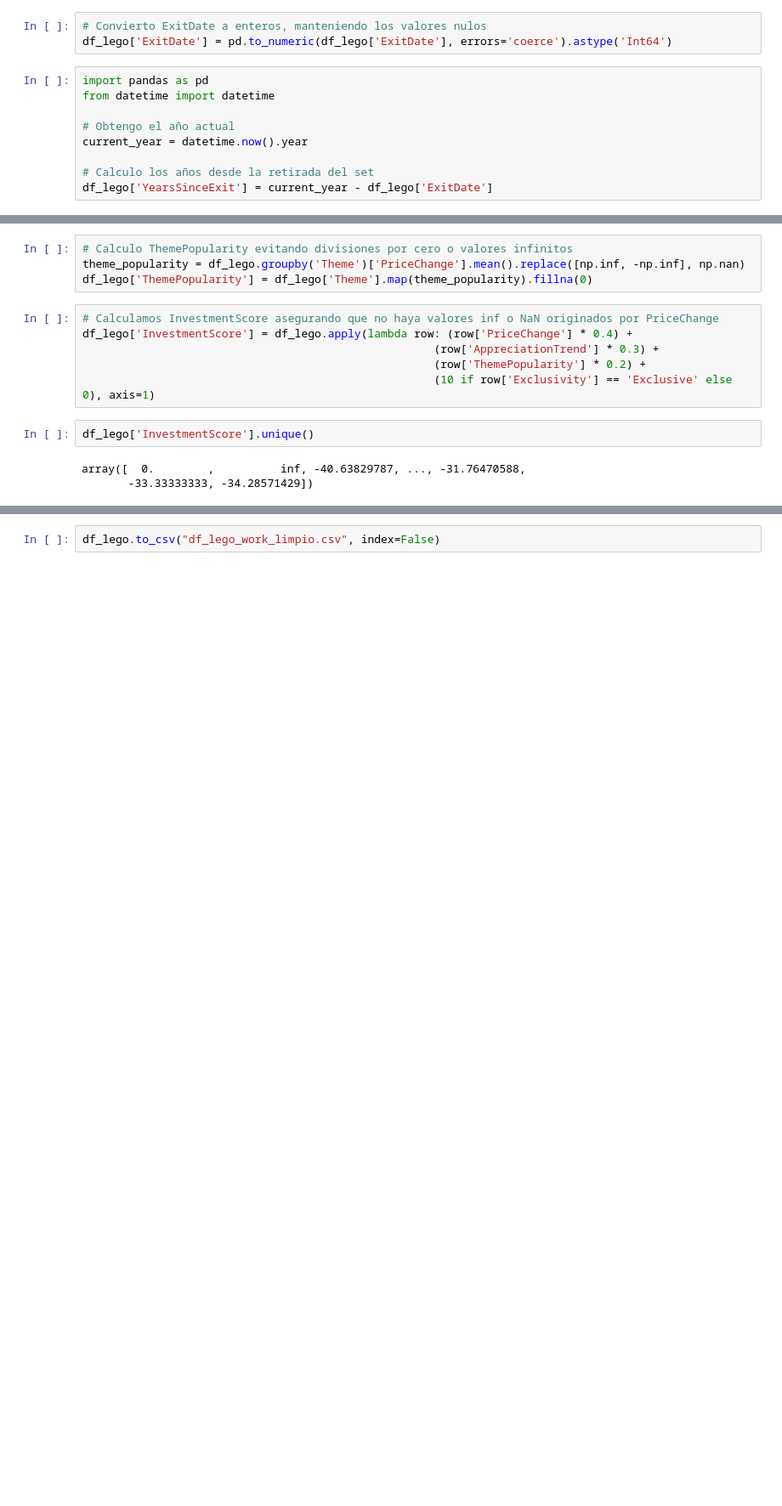
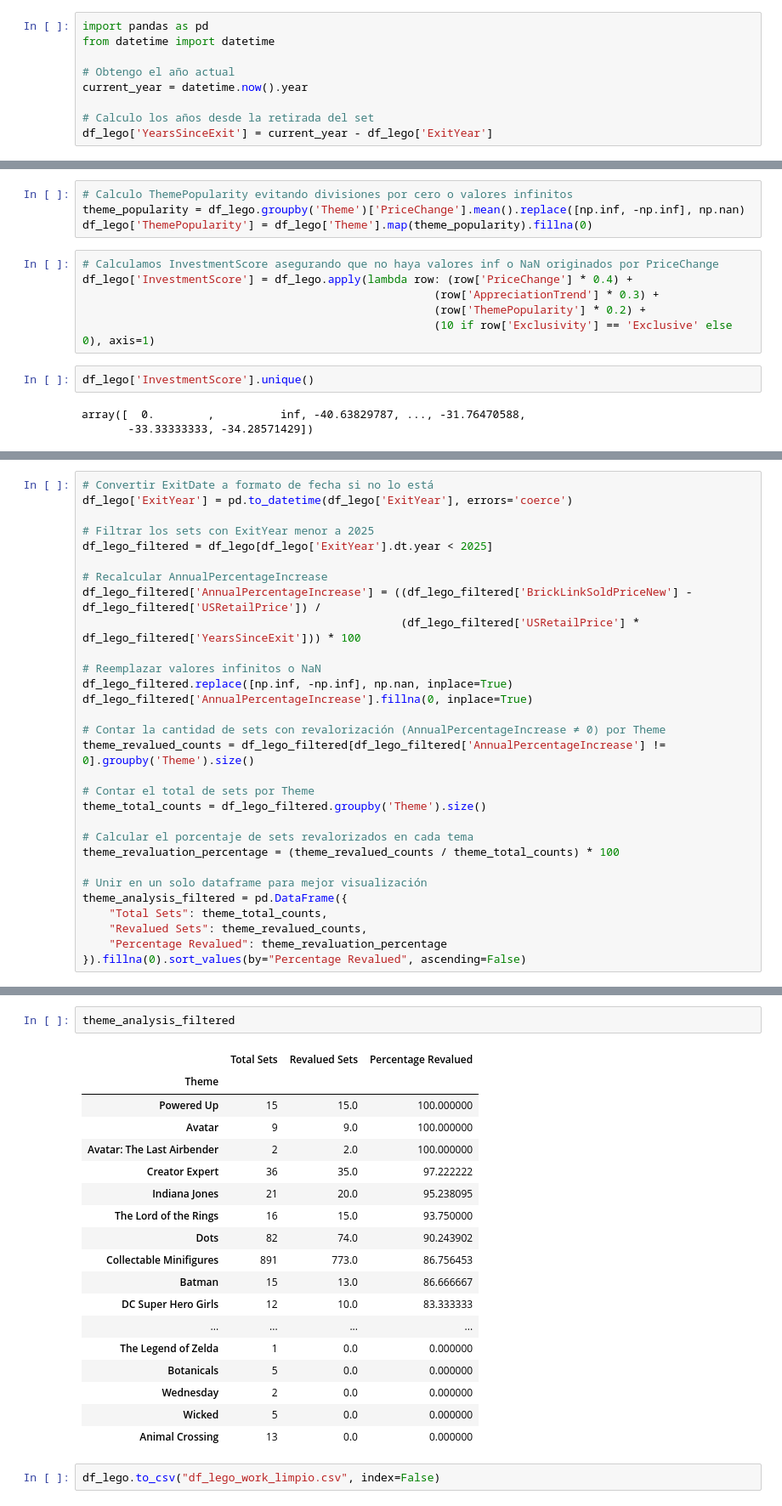
Before and after one commit to luismrtnzgl/ironbrick, a Jupyter notebook: 01_Data_Cleaning/01_Data_cleaning.ipynb, the cells around one changed output, grey strips where cells are left out. Shown: that part at 85% size. Drawn from its saved outputs; the diff is of its cells as text; blank space fills up the shorter version.

```diff
--- a/01_Data_Cleaning/01_Data_cleaning.ipynb
+++ b/01_Data_Cleaning/01_Data_cleaning.ipynb
@@ -269,6 +341,3 @@ df_lego['ExitDate'] = df_lego['ExitDate'].apply(lambda x: round(x) if pd.notnull
-# %%
-# Convierto ExitDate a enteros, manteniendo los valores nulos
-df_lego['ExitDate'] = pd.to_numeric(df_lego['ExitDate'], errors='coerce').astype('Int64')
 # %%
 import pandas as pd
 from datetime import datetime
@@ -277,7 +346,7 @@ from datetime import datetime
 current_year = datetime.now().year
 
 # Calculo los años desde la retirada del set
-df_lego['YearsSinceExit'] = current_year - df_lego['ExitDate']
+df_lego['YearsSinceExit'] = current_year - df_lego['ExitYear']
 # %%
 # Reemplazo valores negativos con 0
 df_lego['YearsSinceExit'] = df_lego['YearsSinceExit'].apply(lambda x: max(x, 0))
@@ -359 +566,31 @@ InvestmentScore            float64
 dtype: object
+# %%
+# Convertir ExitDate a formato de fecha si no lo está
+df_lego['ExitYear'] = pd.to_datetime(df_lego['ExitYear'], errors='coerce')
+
+# Filtrar los sets con ExitYear menor a 2025
+df_lego_filtered = df_lego[df_lego['ExitYear'].dt.year < 2025]
+
+# Recalcular AnnualPercentageIncrease
+df_lego_filtered['AnnualPercentageIncrease'] = ((df_lego_filtered['BrickLinkSoldPriceNew'] - df_lego_filtered['USRetailPrice']) /
+                                                (df_lego_filtered['USRetailPrice'] * df_lego_filtered['YearsSinceExit'])) * 100
+
+# Reemplazar valores infinitos o NaN
+df_lego_filtered.replace([np.inf, -np.inf], np.nan, inplace=True)
+df_lego_filtered['AnnualPercentageIncrease'].fillna(0, inplace=True)
+
+# Contar la cantidad de sets con revalorización (AnnualPercentageIncrease ≠ 0) por Theme
+theme_revalued_counts = df_lego_filtered[df_lego_filtered['AnnualPercentageIncrease'] != 0].groupby('Theme').size()
+
+# Contar el total de sets por Theme
+theme_total_counts = df_lego_filtered.groupby('Theme').size()
+
+# Calcular el porcentaje de sets revalorizados en cada tema
+theme_revaluation_percentage = (theme_revalued_counts / theme_total_counts) * 100
+
+# Unir en un solo dataframe para mejor visualización
+theme_analysis_filtered = pd.DataFrame({
+    "Total Sets": theme_total_counts,
+    "Revalued Sets": theme_revalued_counts,
+    "Percentage Revalued": theme_revaluation_percentage
+}).fillna(0).sort_values(by="Percentage Revalued", ascending=False)
@@ -360,2 +604,23 @@ dtype: object
+# %%
+theme_analysis_filtered
+# %% [output]
+|  | Total Sets | Revalued Sets | Percentage Revalued |
+| Theme |  |  |  |
+| Powered Up | 15 | 15.0 | 100.000000 |
+| Avatar | 9 | 9.0 | 100.000000 |
+| Avatar: The Last Airbender | 2 | 2.0 | 100.000000 |
+| Creator Expert | 36 | 35.0 | 97.222222 |
+| Indiana Jones | 21 | 20.0 | 95.238095 |
+| The Lord of the Rings | 16 | 15.0 | 93.750000 |
+| Dots | 82 | 74.0 | 90.243902 |
+| Collectable Minifigures | 891 | 773.0 | 86.756453 |
+| Batman | 15 | 13.0 | 86.666667 |
+| DC Super Hero Girls | 12 | 10.0 | 83.333333 |
+| ... | ... | ... | ... |
+| The Legend of Zelda | 1 | 0.0 | 0.000000 |
+| Botanicals | 5 | 0.0 | 0.000000 |
+| Wednesday | 2 | 0.0 | 0.000000 |
+| Wicked | 5 | 0.0 | 0.000000 |
+| Animal Crossing | 13 | 0.0 | 0.000000 |
 # %%
 df_lego.to_csv("df_lego_work_limpio.csv", index=False)
```
Also changed, not shown: parts of 30 cells of this notebook, 1 other file.
